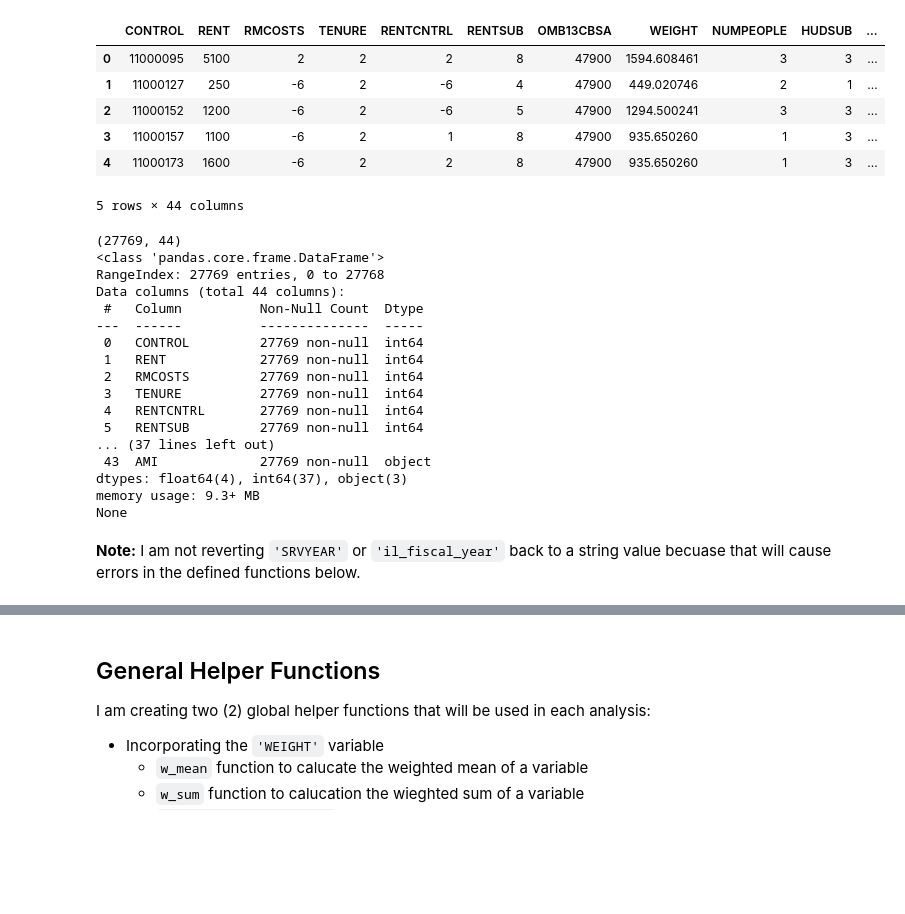
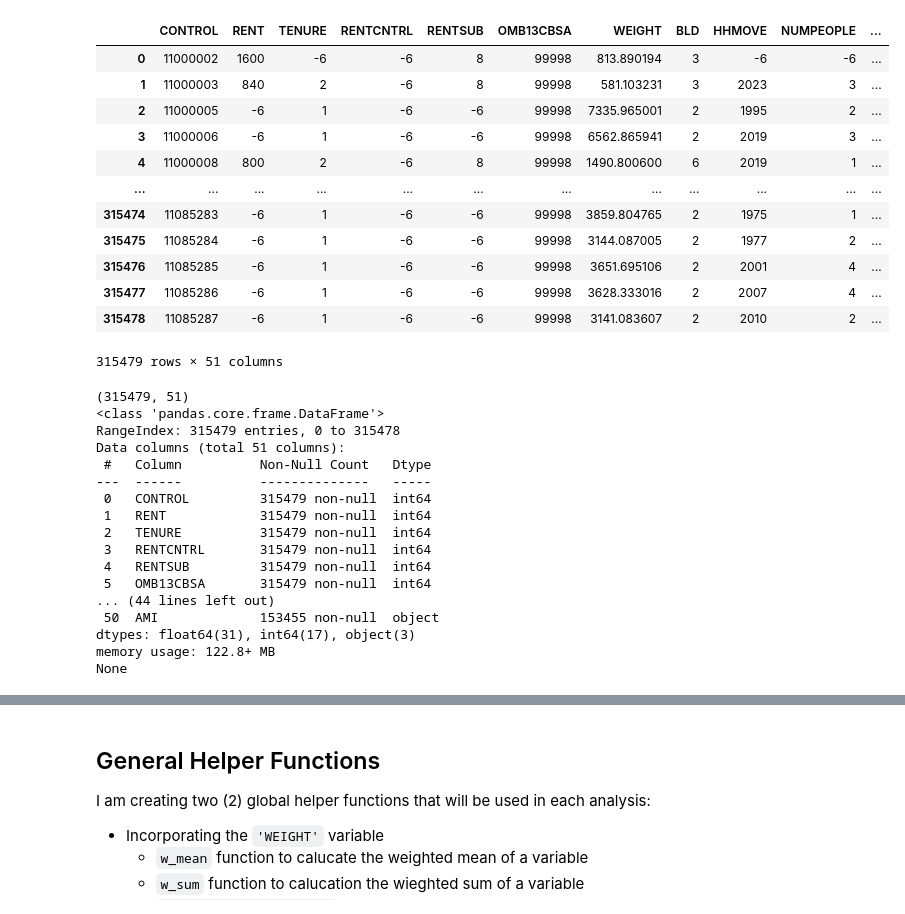
Before and after one commit to ZachMcrae-GT/ahs_analysis, a Jupyter notebook: notebooks/Analysis_Public.ipynb, the cells around one changed output, grey strips where cells are left out. Drawn from its saved outputs; the diff is of its cells as text; code cells hidden in the pictures; blank space fills up the shorter version.

```diff
--- a/notebooks/Analysis_Public.ipynb
+++ b/notebooks/Analysis_Public.ipynb
@@ -49,36 +64,42 @@ import seaborn as sns
 # %%
 #Loading 2023 AHS METRO PUF w/ selected columns
-metro_rent_ami_df = pd.read_csv('/Volumes/LaCie/GCPI 2025 Visiting Fellowship/Policy Brief 1/Data/metro_rent_ami_df.csv')
-metro_rent_ami_df.head()
+metro_ami_panel_df = pd.read_csv('data/ahs/metro_ami_panel_df.csv')
+metro_ami_panel_df
 # %% [output]
-|  | CONTROL | RENT | RMCOSTS | TENURE | RENTCNTRL | RENTSUB | OMB13CBSA | WEIGHT | NUMPEOPLE | HUDSUB | ... |
-| 0 | 11000095 | 5100 | 2 | 2 | 2 | 8 | 47900 | 1594.608461 | 3 | 3 | ... |
-| 1 | 11000127 | 250 | -6 | 2 | -6 | 4 | 47900 | 449.020746 | 2 | 1 | ... |
-| 2 | 11000152 | 1200 | -6 | 2 | -6 | 5 | 47900 | 1294.500241 | 3 | 3 | ... |
-| 3 | 11000157 | 1100 | -6 | 2 | 1 | 8 | 47900 | 935.650260 | 1 | 3 | ... |
-| 4 | 11000173 | 1600 | -6 | 2 | 2 | 8 | 47900 | 935.650260 | 1 | 3 | ... |
+|  | CONTROL | RENT | TENURE | RENTCNTRL | RENTSUB | OMB13CBSA | WEIGHT | BLD | HHMOVE | NUMPEOPLE | ... |
+| 0 | 11000002 | 1600 | -6 | -6 | 8 | 99998 | 813.890194 | 3 | -6 | -6 | ... |
+| 1 | 11000003 | 840 | 2 | -6 | 8 | 99998 | 581.103231 | 3 | 2023 | 3 | ... |
+| 2 | 11000005 | -6 | 1 | -6 | -6 | 99998 | 7335.965001 | 2 | 1995 | 2 | ... |
+| 3 | 11000006 | -6 | 1 | -6 | -6 | 99998 | 6562.865941 | 2 | 2019 | 3 | ... |
+| 4 | 11000008 | 800 | 2 | -6 | 8 | 99998 | 1490.800600 | 6 | 2019 | 1 | ... |
+| ... | ... | ... | ... | ... | ... | ... | ... | ... | ... | ... | ... |
+| 315474 | 11085283 | -6 | 1 | -6 | -6 | 99998 | 3859.804765 | 2 | 1975 | 1 | ... |
+| 315475 | 11085284 | -6 | 1 | -6 | -6 | 99998 | 3144.087005 | 2 | 1977 | 2 | ... |
+| 315476 | 11085285 | -6 | 1 | -6 | -6 | 99998 | 3651.695106 | 2 | 2001 | 4 | ... |
+| 315477 | 11085286 | -6 | 1 | -6 | -6 | 99998 | 3628.333016 | 2 | 2007 | 4 | ... |
+| 315478 | 11085287 | -6 | 1 | -6 | -6 | 99998 | 3141.083607 | 2 | 2010 | 2 | ... |
-5 rows × 44 columns
+315479 rows × 51 columns
 # %%
 #Inspecting the shape/info of the stacked DataFrame
-print(metro_rent_ami_df.shape)
-print(metro_rent_ami_df.info())
+print(metro_ami_panel_df.shape)
+print(metro_ami_panel_df.info())
 # %% [output]
-(27769, 44)
+(315479, 51)
 <class 'pandas.core.frame.DataFrame'>
-RangeIndex: 27769 entries, 0 to 27768
-Data columns (total 44 columns):
- #   Column          Non-Null Count  Dtype
----  ------          --------------  -----
- 0   CONTROL         27769 non-null  int64
- 1   RENT            27769 non-null  int64
- 2   RMCOSTS         27769 non-null  int64
- 3   TENURE          27769 non-null  int64
- 4   RENTCNTRL       27769 non-null  int64
- 5   RENTSUB         27769 non-null  int64
-... (37 lines left out)
- 43  AMI             27769 non-null  object
-dtypes: float64(4), int64(37), object(3)
-memory usage: 9.3+ MB
+RangeIndex: 315479 entries, 0 to 315478
+Data columns (total 51 columns):
+ #   Column          Non-Null Count   Dtype
+---  ------          --------------   -----
+ 0   CONTROL         315479 non-null  int64
+ 1   RENT            315479 non-null  int64
+ 2   TENURE          315479 non-null  int64
+ 3   RENTCNTRL       315479 non-null  int64
+ 4   RENTSUB         315479 non-null  int64
+ 5   OMB13CBSA       315479 non-null  int64
+... (44 lines left out)
+ 50  AMI             153455 non-null  object
+dtypes: float64(31), int64(17), object(3)
+memory usage: 122.8+ MB
 None
 # %%
 #Creating function to change columns back to their original dtype
@@ -104,4 +125,2 @@ metro_rent_ami_df = convert_columns_to_string(metro_rent_ami_df, columns)
-# %% [markdown]
-**Note:** I am not reverting `'SRVYEAR'` or `'il_fiscal_year'` back to a string value becuase that will cause errors in the defined functions below.
 # %%
 #re-inspecting DataFrame
```
Also changed, not shown: parts of 307 cells of this notebook, 25 other files.
